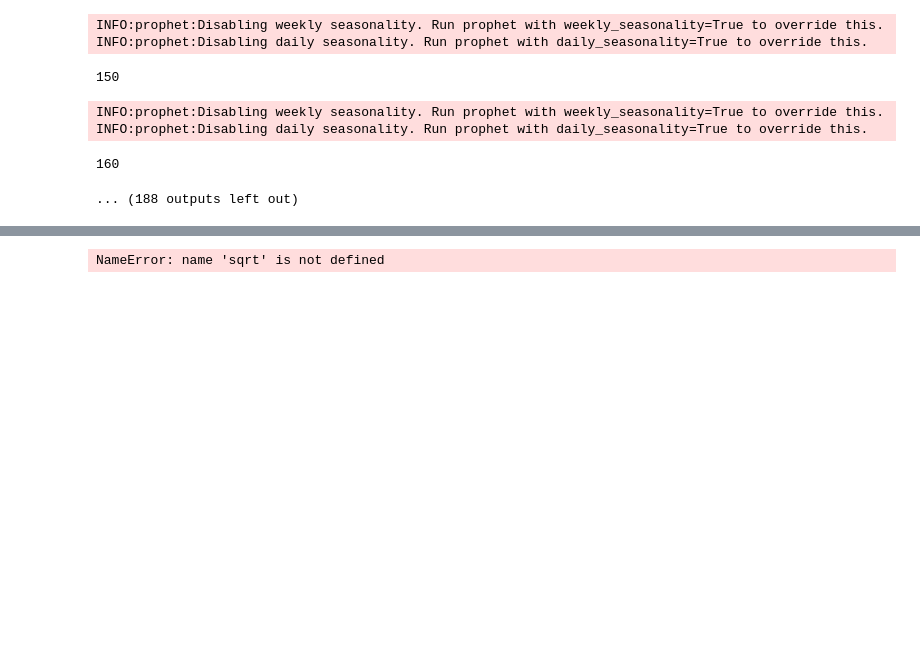
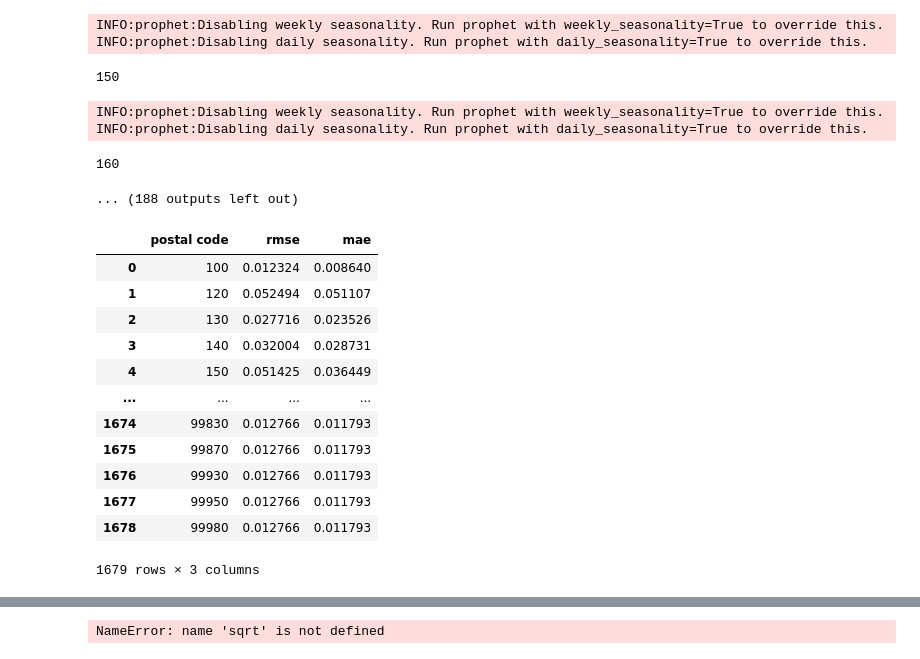
Before and after one commit to atreyaray/OP-Forecasting-Future-House-Prices, a Jupyter notebook: notebooks/Ray Folder/perf_comparison.ipynb, the cells around one changed output, grey strips where cells are left out. Cells and saved outputs as stored; diff of their text form; code cells hidden in the pictures; blank space fills up the shorter version.

```diff
--- a/notebooks/Ray Folder/perf_comparison.ipynb
+++ b/notebooks/Ray Folder/perf_comparison.ipynb
@@ -274,4 +273,21 @@ INFO:prophet:Disabling weekly seasonality. Run prophet with weekly_seasonality=T
 INFO:prophet:Disabling daily seasonality. Run prophet with daily_seasonality=True to override this.
 160
 ... (188 outputs left out)
+# %%
+# saving Prophet errors with intermediate results
+data.to_csv('./intermediate_results/Prophet_PC.csv', index = False)
+# %% [output]
+|  | postal code | rmse | mae |
+| 0 | 100 | 0.012324 | 0.008640 |
+| 1 | 120 | 0.052494 | 0.051107 |
+| 2 | 130 | 0.027716 | 0.023526 |
+| 3 | 140 | 0.032004 | 0.028731 |
+| 4 | 150 | 0.051425 | 0.036449 |
+| ... | ... | ... | ... |
+| 1674 | 99830 | 0.012766 | 0.011793 |
+| 1675 | 99870 | 0.012766 | 0.011793 |
+| 1676 | 99930 | 0.012766 | 0.011793 |
+| 1677 | 99950 | 0.012766 | 0.011793 |
+| 1678 | 99980 | 0.012766 | 0.011793 |
+1679 rows × 3 columns
 # %%
```
Also changed, not shown: parts of 4 cells of this notebook, 1 other file.
